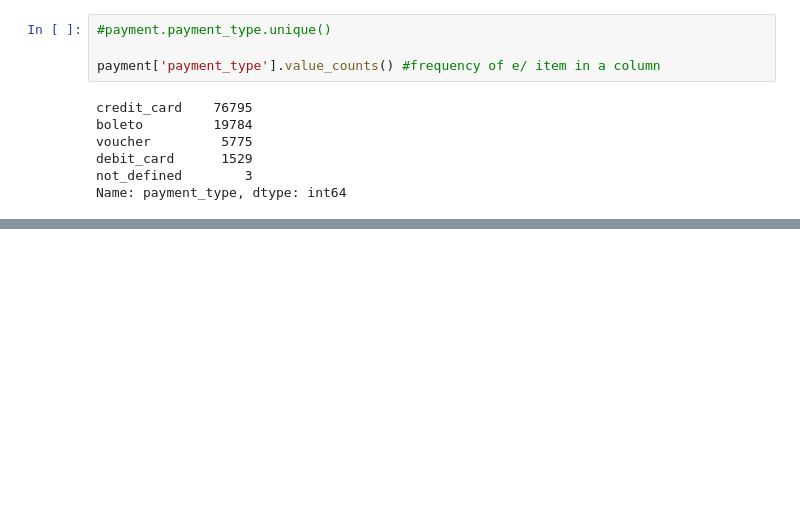
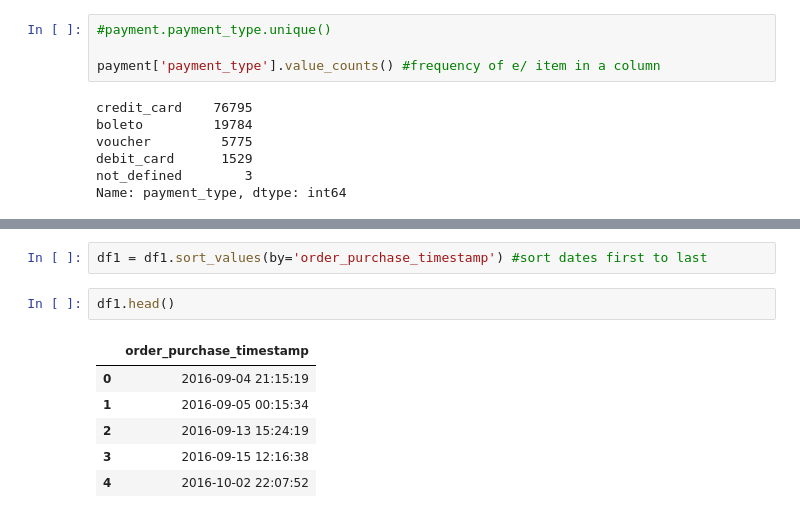
Before and after one commit to jorellano/E_commerce, a Jupyter notebook: EDA.ipynb, the cells around one changed output, grey strips where cells are left out. Saved outputs shown, nothing was run; the diff lists cells and outputs as text; blank space fills up the shorter version.

```diff
--- a/EDA.ipynb
+++ b/EDA.ipynb
@@ -240,0 +286,11 @@ AttributeError: 'tuple' object has no attribute 'imfo'
+# %%
+df1 = df1.sort_values(by='order_purchase_timestamp') #sort dates first to last
+# %%
+df1.head()
+# %% [output]
+|  | order_purchase_timestamp |
+| 0 | 2016-09-04 21:15:19 |
+| 1 | 2016-09-05 00:15:34 |
+| 2 | 2016-09-13 15:24:19 |
+| 3 | 2016-09-15 12:16:38 |
+| 4 | 2016-10-02 22:07:52 |
```
Also changed, not shown: parts of 17 cells of this notebook, 3 other files.
